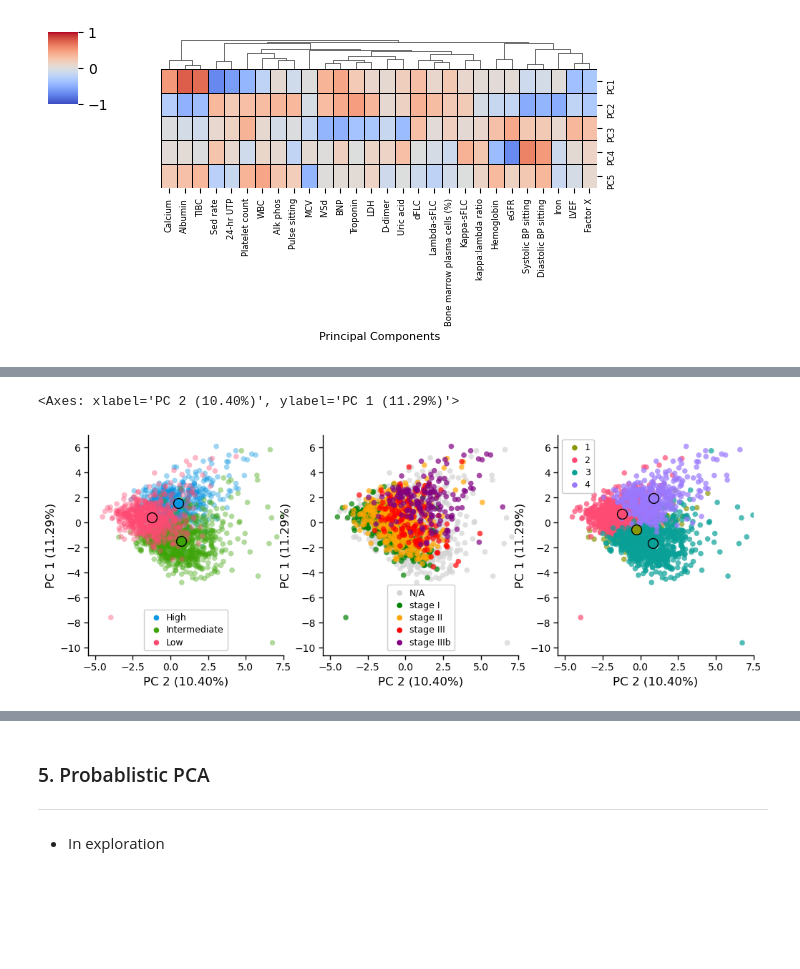
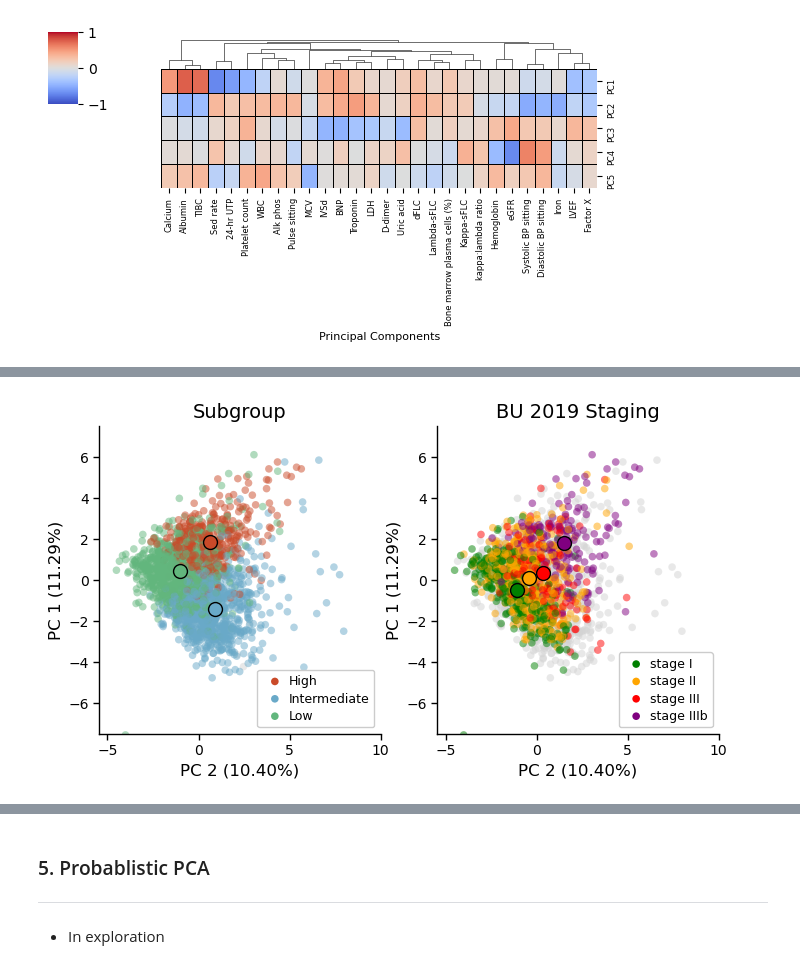
Before and after one commit to shankara-a/amyloidosis_bmc_2023, a Jupyter notebook: 03b_cluster_enrichment_pca.ipynb, the cells around one changed output, grey strips where cells are left out. Cells and saved outputs as stored; diff of their text form; code cells hidden in the pictures; blank space fills up the shorter version.

Commit message:
fixes to plotting, finalized clustering

```diff
--- a/03b_cluster_enrichment_pca.ipynb
+++ b/03b_cluster_enrichment_pca.ipynb
@@ -147,5 +102,6 @@ dtype: int64
 # %%
-data_df.join(meta_df).rename(columns=amyloid.ddict_clean).to_csv(os.path.join(PROCESSED_DIR,"AL_with_ccp_03.tsv"), sep="\t")
+data_df = data_df.drop(columns=meta_df.columns).join(meta_df)
+data_df.rename(columns=amyloid.ddict_clean).to_csv(os.path.join(PROCESSED_DIR,"AL_with_ccp_03.tsv"), sep="\t")
 # %% [markdown]
 ### 3. Run Enrichments
 ---
@@ -190,3 +108,7 @@ contrasts_fe_df.to_csv("data/clustering/mice_qvars_05/contrasts_fe.tsv", sep="\t
+# %%
+utils.run_statistical_comparisons(data_df, "fna3_cluster_n", "data/clustering/full_na_dataset")
+utils.run_statistical_comparisons(data_df, "m02q3_cluster_n", "data/clustering/full_dataset/mice_qvars_02/", tag="_3")
+utils.run_statistical_comparisons(data_df, "m02q4_cluster_n", "data/clustering/full_dataset/mice_qvars_02/", tag="_4")
 # %% [markdown]
 ### 4. Pincipal Components Analysis
 ---
@@ -204,3 +137,7 @@ ylim=(None,7)
 # %%
+# Load imputed data for PCA
+Xi_mice = pd.read_csv("data/imputed/full_dataset/mice_qvars_02.tsv", sep="\t").rename(
+    columns={'X24_hr_UTP':'24_hr_UTP'}).rename(columns=amyloid.ddict_unclean)
+
 # Using MICE imputed
 P_df, pca, pca_vars = utils.get_pcs(Xi_mice)
@@ -239,28 +156,24 @@ meta_df
 # %%
-fig,axes = plt.subplots(1,3,figsize=(12,4), sharex=True, sharey=True)
+fig,axes = plt.subplots(1,2,figsize=(8,4), sharex=True, sharey=True)
 
-plot.plot_pca_ax(P_df, pca, cohort_s=meta_df.loc[P_df.index, "cluster"],
+plot.plot_pca_ax(P_df, pca, cohort_s=data_df.loc[P_df.index, "fna3_cluster_n"],
                  ax=axes[0],
-                 #cohort_colors=cluster_colors,
-                 xlim=xlim, ylim=ylim,
-                 alpha=0.4,
-                 add_mean_marker=True
-                 )
-
-plot.plot_pca_ax(P_df, pca, cohort_s=data_df.loc[P_df.index, "BU (BNP-based) cardiac staging"].fillna("N/A"),
-                 ax=axes[1],
-                 cohort_colors={"stage I":"green","stage II":"orange","stage III":"red","stage IIIb":"purple","N/A":"lightgrey"},
-                 xlim=xlim, ylim=ylim,
-                 alpha=alpha
-                 )
-
-plot.plot_pca_ax(P_df, pca, cohort_s=meta_df.loc[P_df.index, "full_dataset/mice_qvars_02_4"],
-                 ax=axes[2],
-                 #cohort_colors={"stage I":"green","stage II":"orange","stage III":"red","stage IIIb":"purple","N/A":"lightgrey"},
+                 cohort_colors=CLUSTER_COLORS,
                  xlim=xlim, ylim=ylim,
                  alpha=alpha,
                  add_mean_marker=True
                  )
+
+plot.plot_pca_ax(P_df, pca, cohort_s=data_df.loc[P_df.index, "BU (BNP-based) cardiac staging"],
+                 ax=axes[1],
+                 cohort_colors=BU_COLORS,
+                 xlim=xlim, ylim=ylim,
+                 alpha=alpha,
+                 add_mean_marker=True,
+                 )
+
+axes[0].set_title("Subgroup", fontsize=14)
+axes[1].set_title("BU 2019 Staging", fontsize=14)
+plt.savefig("figures/mice_pca_clusters_vs_staging.pdf", dpi=200, bbox_inches="tight")
 # %% [output]
-<Axes: xlabel='PC 2 (10.40%)', ylabel='PC 1 (11.29%)'>
-[figure, old version]
+[figure, new version]
```
Also changed, not shown: parts of 20 cells of this notebook, 3 other files.
